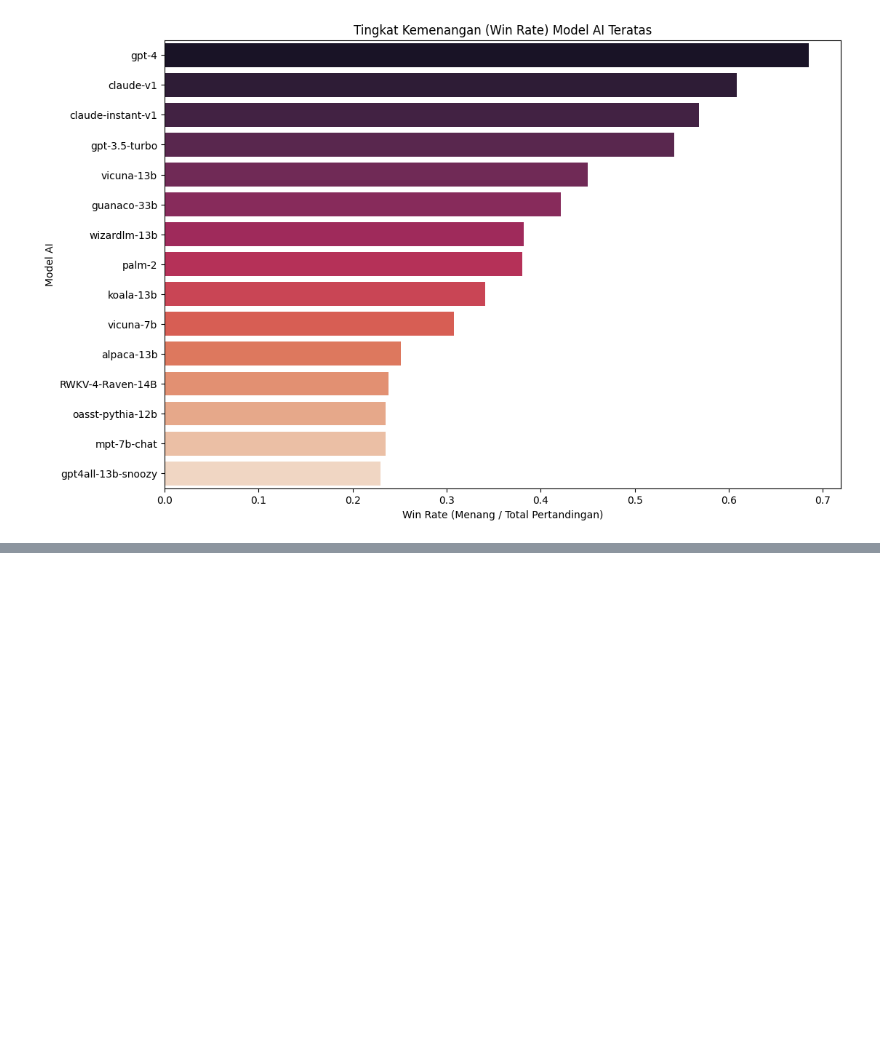
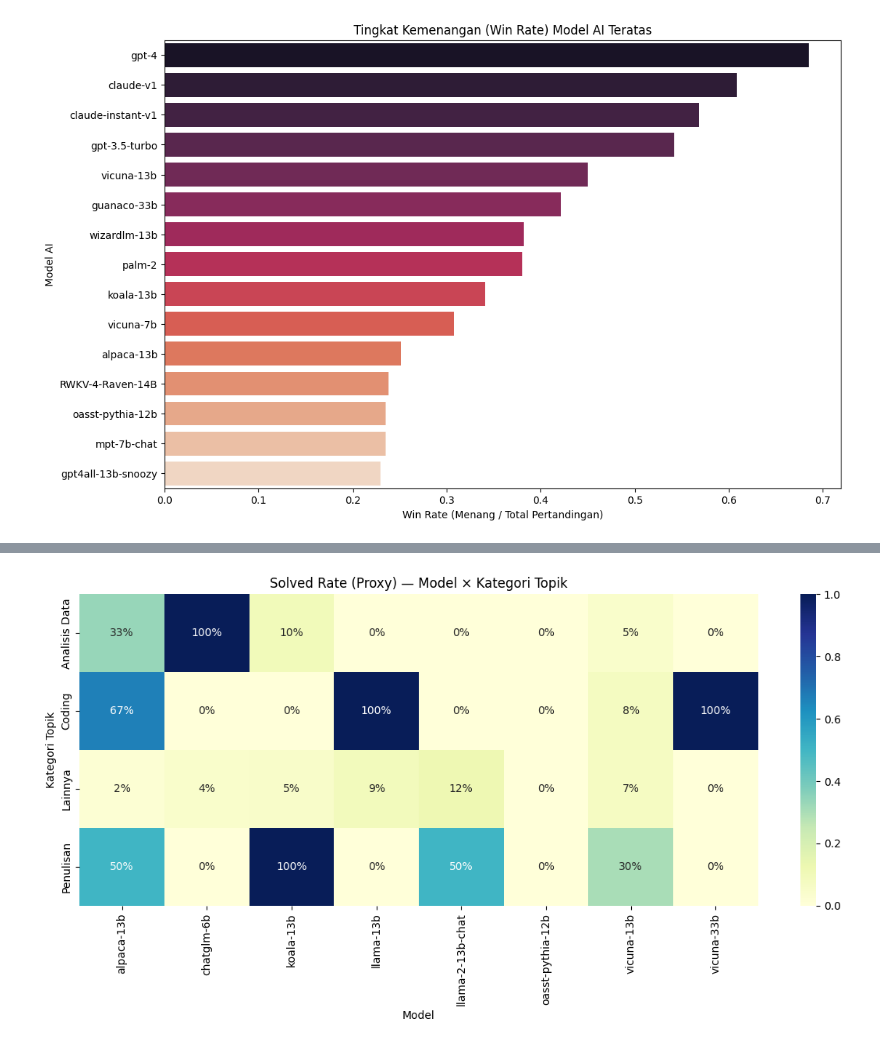
Before and after one commit to dragneel1111/Analisis-Penggunaan-AI, a Jupyter notebook: Proyek_Analisis_Data.ipynb, the cells around one changed output, grey strips where cells are left out. Saved outputs shown, nothing was run; the diff lists cells and outputs as text; code cells hidden in the pictures; blank space fills up the shorter version.

```diff
--- a/Proyek_Analisis_Data.ipynb
+++ b/Proyek_Analisis_Data.ipynb
@@ -272,0 +387,33 @@ Data menunjukkan adanya perbedaan yang signifikan pada pola interaksi dan tingka
+# %%
+# Batasi ke Top-N model agar heatmap ringkas
+TOP_N_HEAT = 8
+top_models = df["model"].value_counts().head(TOP_N_HEAT).index
+
+perf = (
+    df[df["model"].isin(top_models)]
+    .groupby(["topic_category", "model"], observed=True)
+    .agg(n=("model", "size"), solved_rate=("is_solved", "mean"))
+    .reset_index()
+)
+
+heat = perf.pivot(index="topic_category", columns="model", values="solved_rate")
+
+import seaborn as sns, matplotlib.pyplot as plt
+
+if heat.empty:
+    print("Data tidak mencukupi untuk membuat heatmap.")
+else:
+    plt.figure(figsize=(min(12, 2 + 1.2*len(heat.columns)), 6))
+    sns.heatmap(
+        heat.fillna(0),
+        cmap="YlGnBu",
+        vmin=0, vmax=1,
+        annot=True, fmt=".0%"
+    )
+    plt.title("Solved Rate (Proxy) — Model × Kategori Topik")
+    plt.xlabel("Model")
+    plt.ylabel("Kategori Topik")
+    plt.tight_layout()
+    plt.show()
+# %% [output]
+[figure, added]
```
Also changed, not shown: parts of 16 cells of this notebook.
